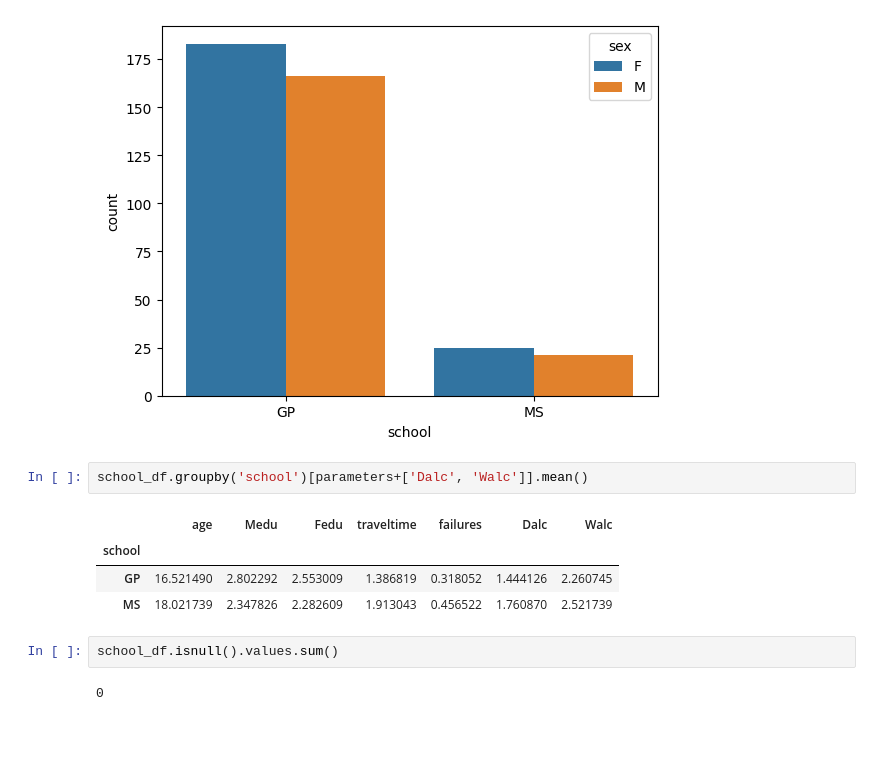
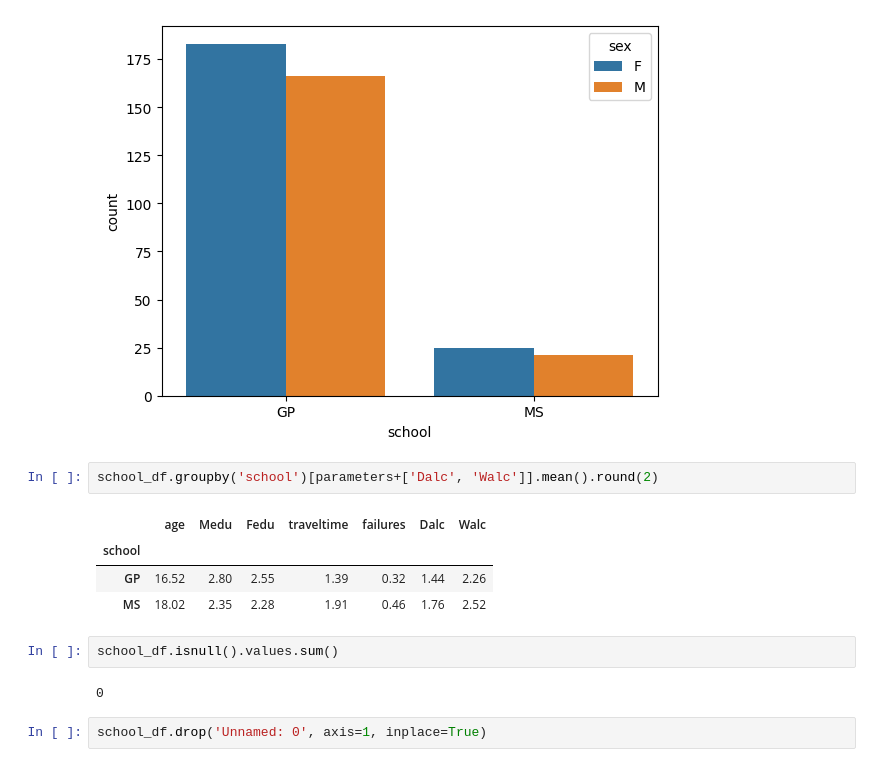
Before and after one commit to latifkara/dataScienceProjects, a Jupyter notebook: School_Conumption/SchoolConsumption.ipynb, the cells around one changed output. Drawn from its saved outputs; the diff is of its cells as text; blank space fills up the shorter version.

Commit message:
School project | Data Visualization

```diff
--- a/School_Conumption/SchoolConsumption.ipynb
+++ b/School_Conumption/SchoolConsumption.ipynb
@@ -81,13 +81,15 @@ sns.countplot(data=school_df, x=school_df['school'], hue='sex')
 <AxesSubplot:xlabel='school', ylabel='count'>
 [figure]
 # %%
-school_df.groupby('school')[parameters+['Dalc', 'Walc']].mean()
+school_df.groupby('school')[parameters+['Dalc', 'Walc']].mean().round(2)
 # %% [output]
 |  | age | Medu | Fedu | traveltime | failures | Dalc | Walc |
 | school |  |  |  |  |  |  |  |
-| GP | 16.521490 | 2.802292 | 2.553009 | 1.386819 | 0.318052 | 1.444126 | 2.260745 |
-| MS | 18.021739 | 2.347826 | 2.282609 | 1.913043 | 0.456522 | 1.760870 | 2.521739 |
+| GP | 16.52 | 2.80 | 2.55 | 1.39 | 0.32 | 1.44 | 2.26 |
+| MS | 18.02 | 2.35 | 2.28 | 1.91 | 0.46 | 1.76 | 2.52 |
 # %%
 school_df.isnull().values.sum()
 # %% [output]
 0
+# %%
+school_df.drop('Unnamed: 0', axis=1, inplace=True)
```
Also changed, not shown: parts of 3 cells of this notebook.
